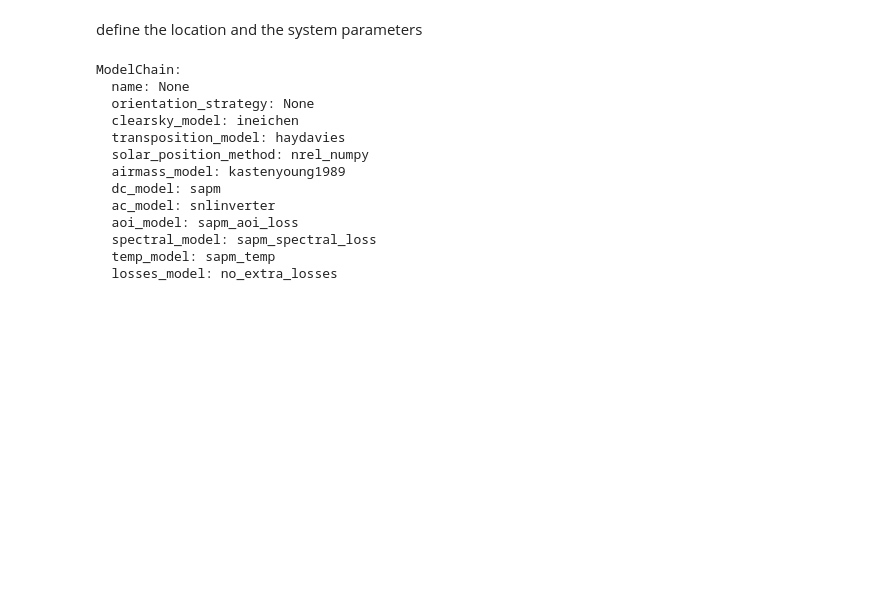
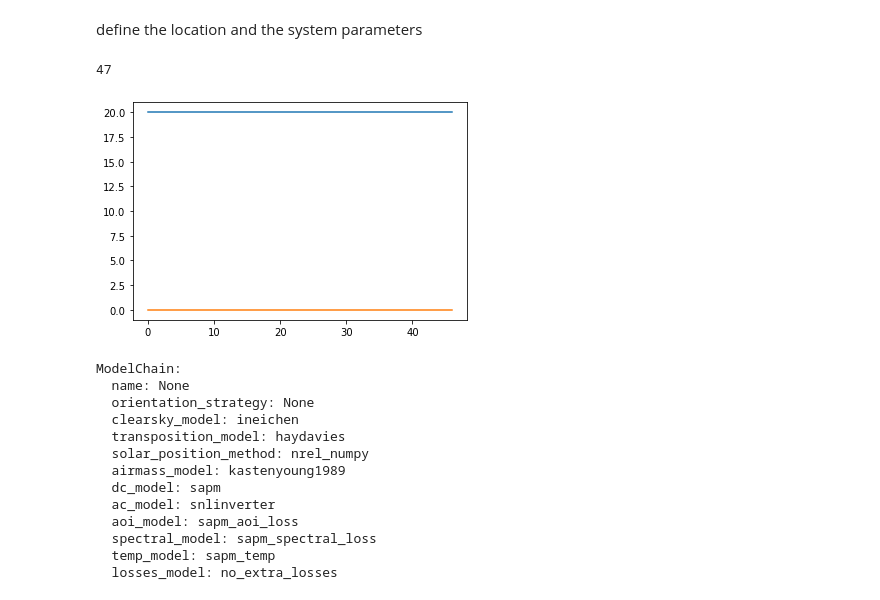
Before and after one commit to inwe-boku/PV_from_era5, a Jupyter notebook: pv_output_from_era5_land_single_coordinate.ipynb, the cells around one changed output. Drawn from its saved outputs; the diff is of its cells as text; code cells hidden in the pictures; blank space fills up the shorter version.

```diff
--- a/pv_output_from_era5_land_single_coordinate.ipynb
+++ b/pv_output_from_era5_land_single_coordinate.ipynb
@@ -41,6 +126,15 @@ system = PVSystem(surface_tilt=20, surface_azimuth=2,
                   inverter_parameters=cec_inverter)
 
 mc = ModelChain(system, location)
+# %%
+temperature = ((ghi_era5l.values*0)+20)
+wind_speed = (ghi_era5l.values*0)
+plt.plot(temperature)
+plt.plot(wind_speed)
+print(wind_speed.size)
+# %% [output]
+47
+[figure, added]
 # %%
 print(mc)
 # %% [output]
```
Also changed, not shown: parts of 16 cells of this notebook.
